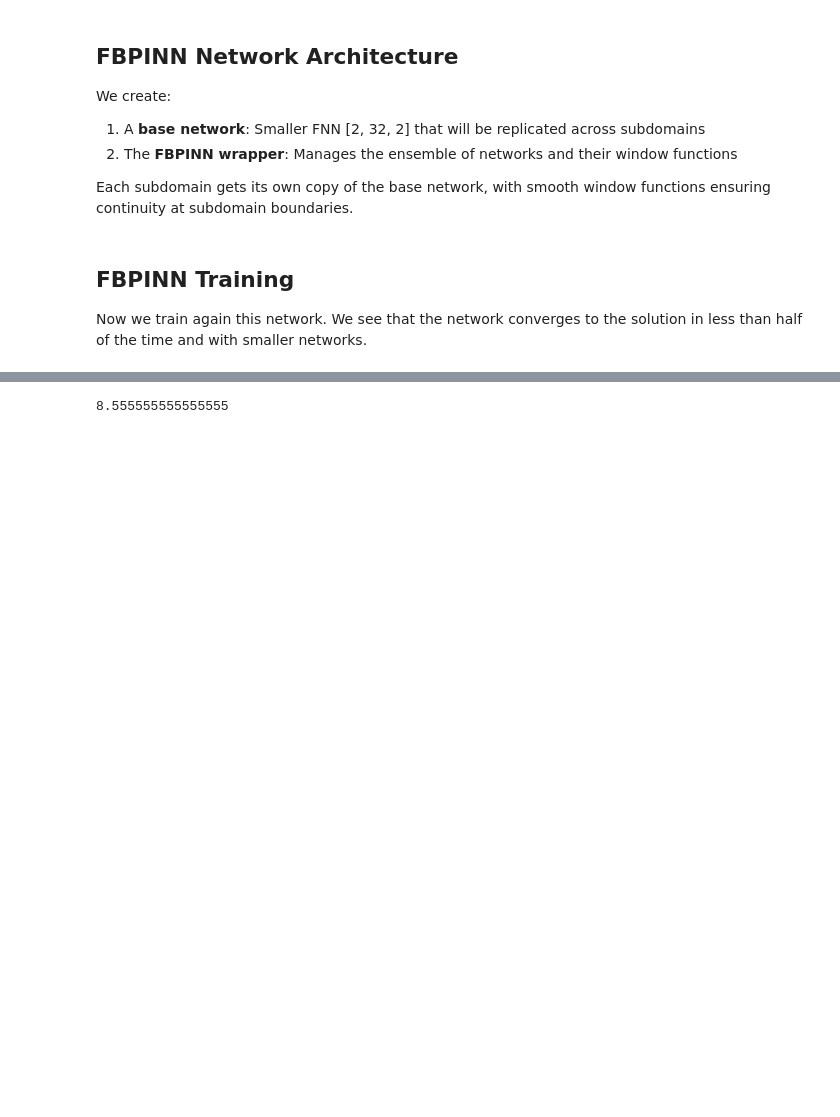
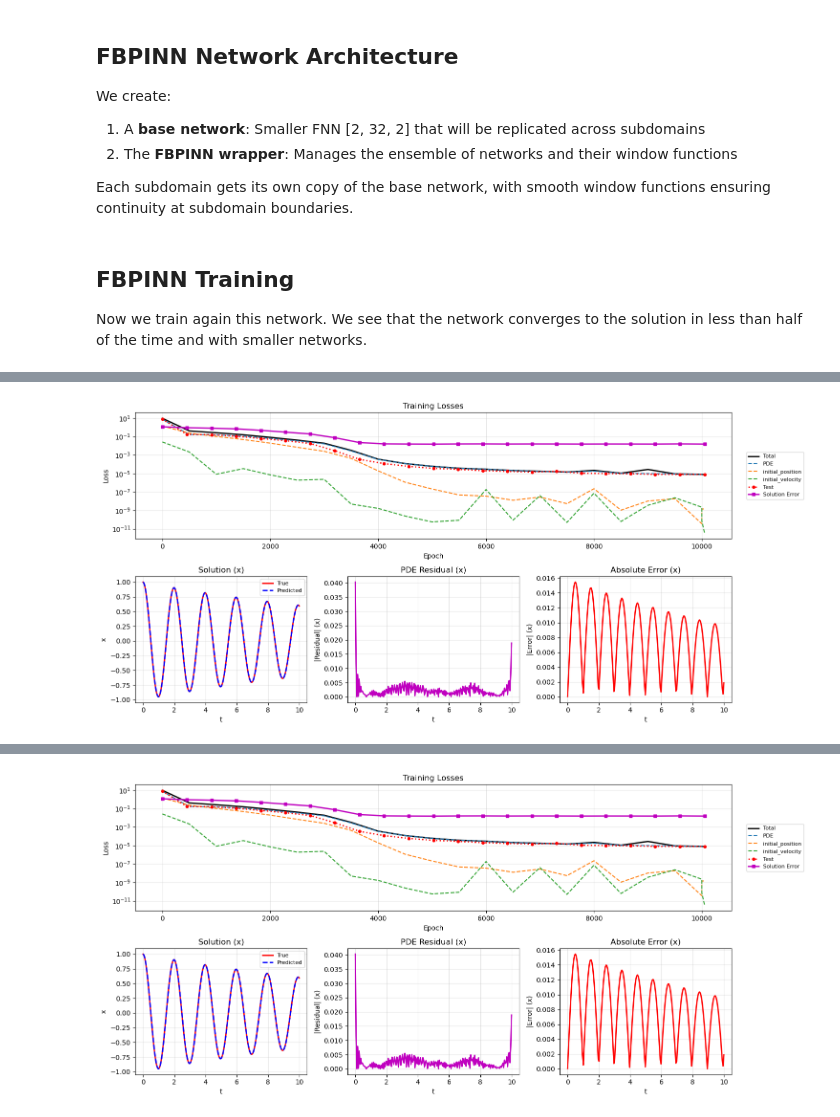
Before and after one commit to gatocor/pinn_models, a Jupyter notebook: examples/1D_overdamped_oscillator.ipynb, the cells around one changed output, grey strips where cells are left out. Cells and saved outputs as stored; diff of their text form; code cells hidden in the pictures; blank space fills up the shorter version.

Commit message:
jax with batch training

```diff
--- a/examples/1D_overdamped_oscillator.ipynb
+++ b/examples/1D_overdamped_oscillator.ipynb
@@ -336,8 +335,20 @@ trainer.compile(
     learning_rate=1e-3,
     epochs=10000,
     print_each=500,
-    show_plots=False,
+    show_plots=True,
 )
 
 trainer.train()
+
+trainer.compile(
+    resample=False,
+    optimizer="lbfgs",
+    learning_rate=1.0,
+    epochs=50,
+    lbfgs_max_iter=100,
+    print_each=50,
+    show_plots=True,
+)
+
+trainer.train()
 # %% [output]
@@ -360,0 +357 @@ Training complete in 77.4s
+[figure, added]
@@ -361,4 +375 @@ Training complete in 77.4s
+[figure, added]
-# %%
-77/9
-# %% [output]
-8.555555555555555
```
Also changed, not shown: parts of 2 cells of this notebook, 4 other files.
